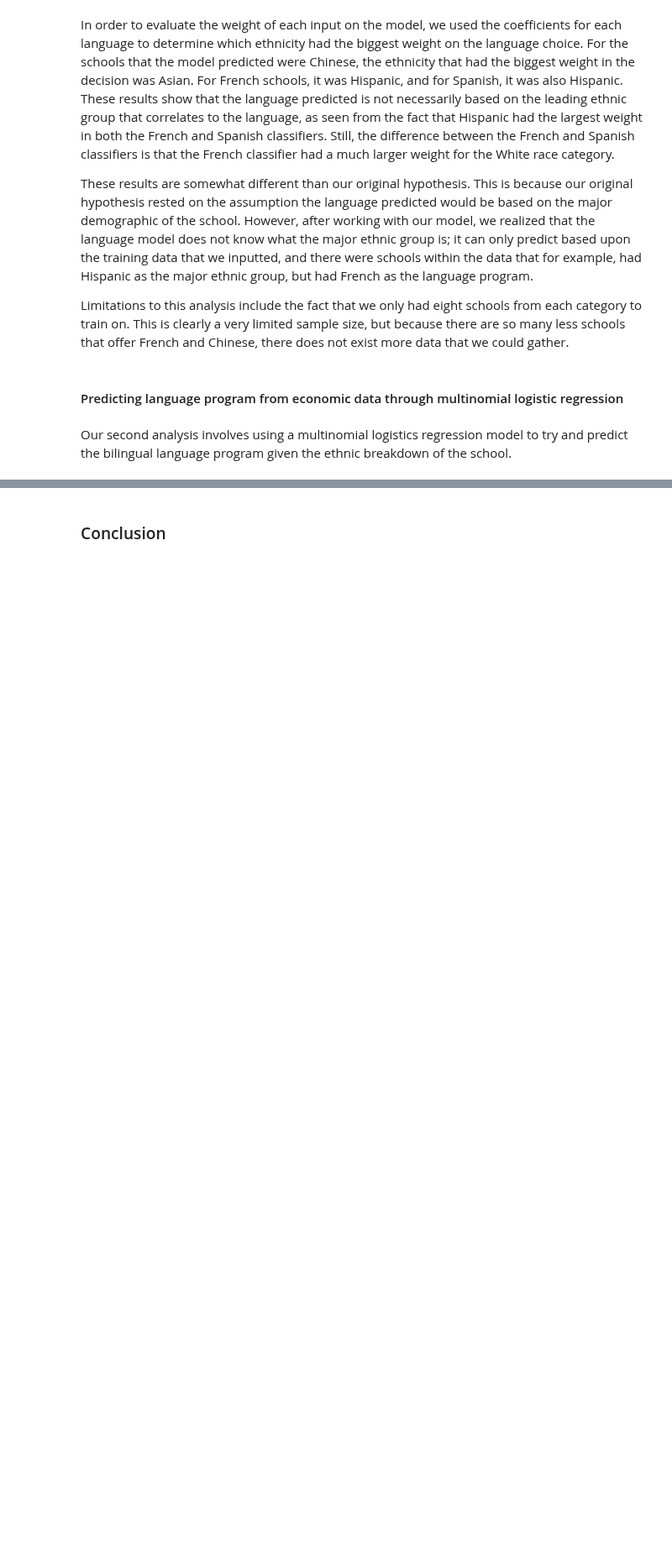
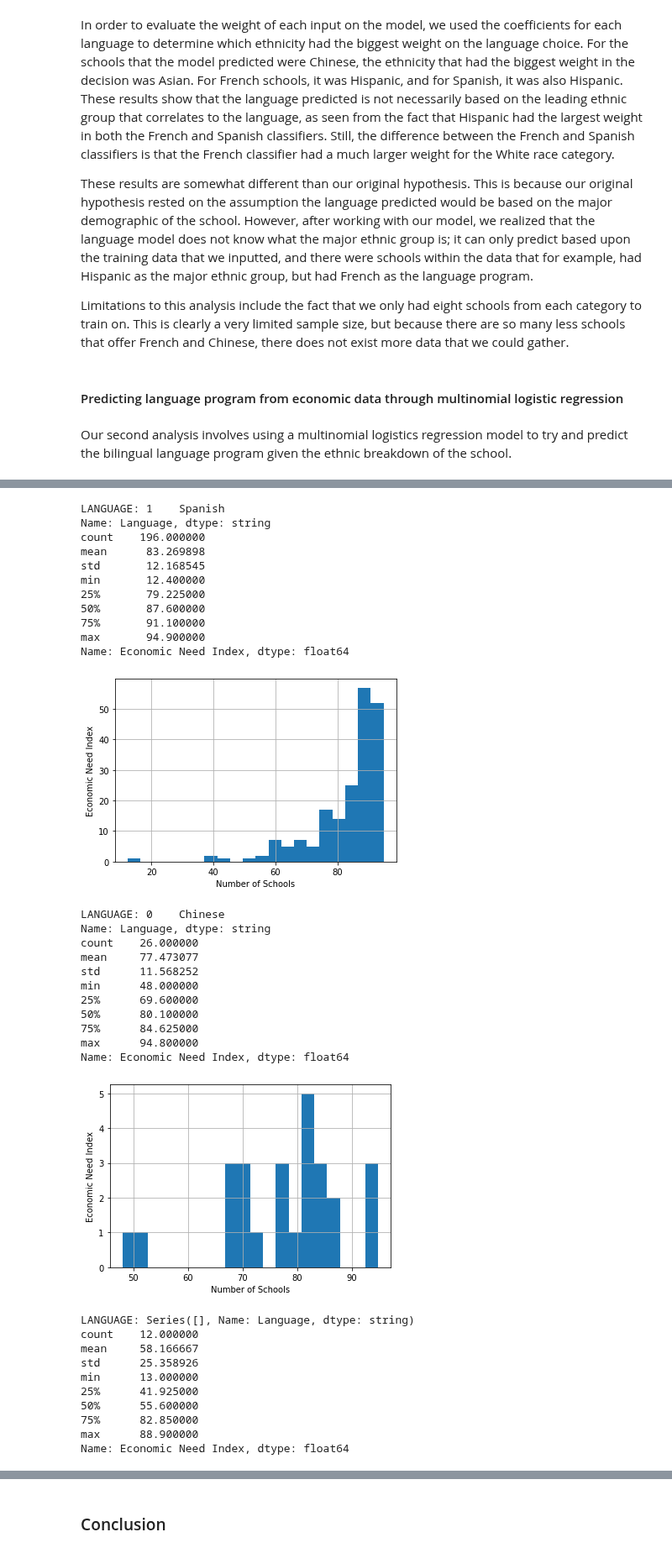
Before and after one commit to gaby-chu/info2950, a Jupyter notebook: project/phase_iv-FINAL.ipynb, the cells around one changed output, grey strips where cells are left out. Shown at 84% size. Saved outputs shown, nothing was run; the diff lists cells and outputs as text; code cells hidden in the pictures; blank space fills up the shorter version.

```diff
--- a/project/phase_iv-FINAL.ipynb
+++ b/project/phase_iv-FINAL.ipynb
@@ -315,0 +520,50 @@ Still, in order to more fully understand the contextual factors at hand, we deci
+# %%
+# HISTOGRAM - DISTRIBUTION OF ECONOMIC NEED INDEX
+for languageData in chosenLanguageData:
+    #     print(languageData.Language)
+    language = languageData.Language.loc[:1]
+    # [FIX]
+    print("LANGUAGE: {}".format(language))
+
+    economic_need = languageData["Economic Need Index"]
+    print(economic_need.describe())
+
+    economic_need.hist(bins=20)
+    plt.xlabel("Number of Schools")
+    plt.ylabel("Economic Need Index")
+    plt.show()
+# %% [output]
+LANGUAGE: 1    Spanish
+Name: Language, dtype: string
+count    196.000000
+mean      83.269898
+std       12.168545
+min       12.400000
+25%       79.225000
+50%       87.600000
+75%       91.100000
+max       94.900000
+Name: Economic Need Index, dtype: float64
+[figure, added]
+LANGUAGE: 0    Chinese
+Name: Language, dtype: string
+count    26.000000
+mean     77.473077
+std      11.568252
+min      48.000000
+25%      69.600000
+50%      80.100000
+75%      84.625000
+max      94.800000
+Name: Economic Need Index, dtype: float64
+[figure, added]
+LANGUAGE: Series([], Name: Language, dtype: string)
+count    12.000000
+mean     58.166667
+std      25.358926
+min      13.000000
+25%      41.925000
+50%      55.600000
+75%      82.850000
+max      88.900000
+Name: Economic Need Index, dtype: float64
```
Also changed, not shown: parts of 24 cells of this notebook, 1 other file.
